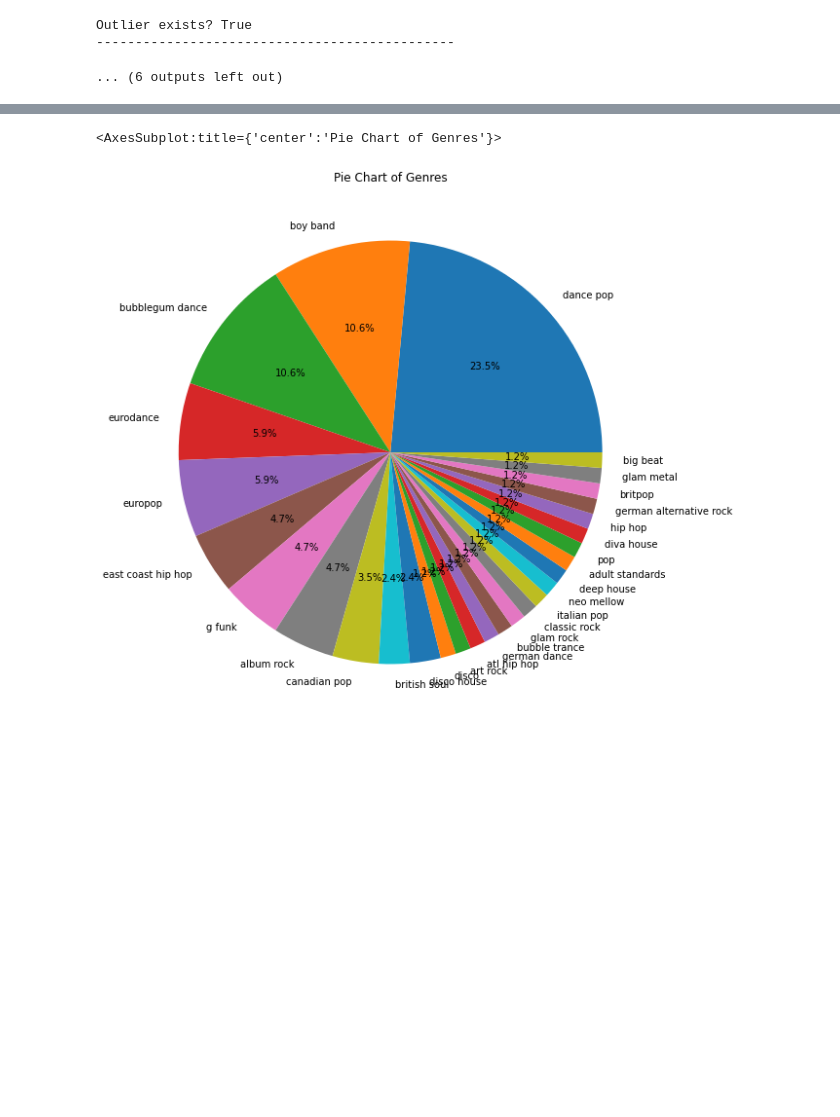
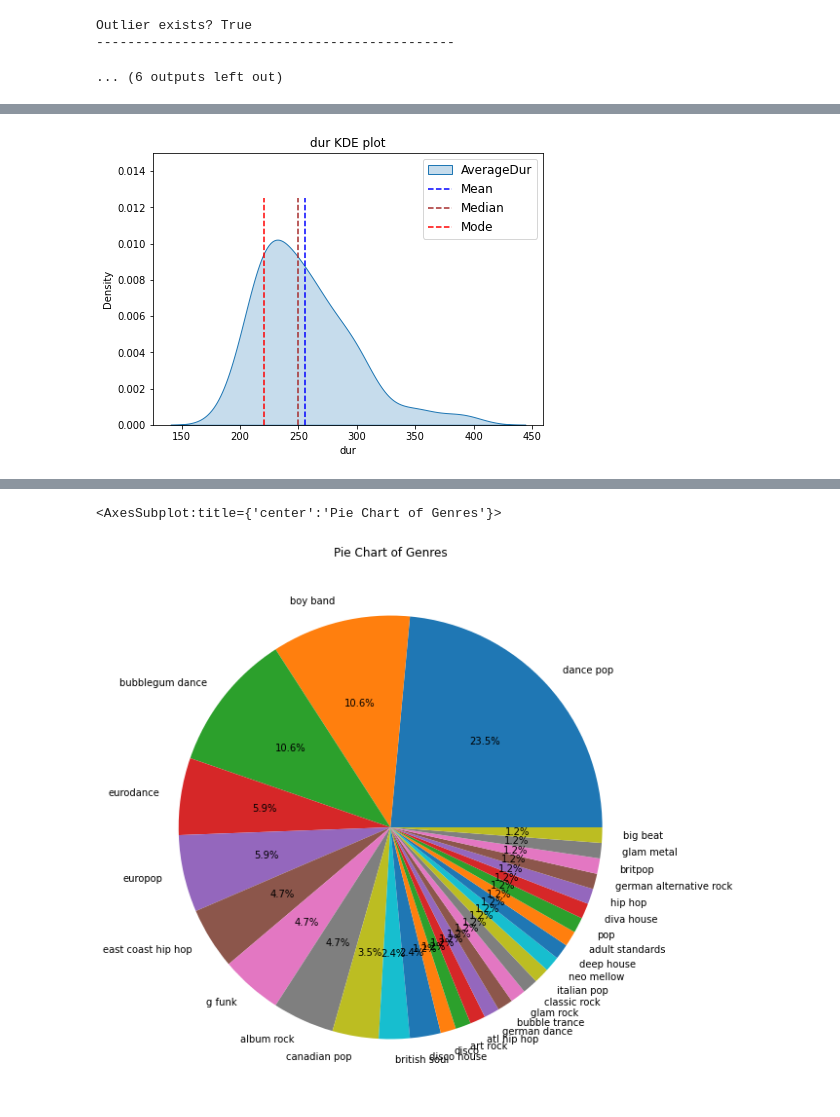
Before and after one commit to whenwe177/aids-final-project, a Jupyter notebook: ipynbs/eda_90s.ipynb, the cells around one changed output, grey strips where cells are left out. Saved outputs shown, nothing was run; the diff lists cells and outputs as text; code cells hidden in the pictures; blank space fills up the shorter version.

Commit message:
add explanation for kde plots, impute genre data\

```diff
--- a/ipynbs/eda_90s.ipynb
+++ b/ipynbs/eda_90s.ipynb
@@ -208,0 +190,12 @@ for df in kde_dfs:
+# %%
+plt.figure(figsize=(7,5))
+plt.gca().set_ylim([None, 0.015])
+sns.kdeplot(data = nineties_df["dur"], shade=True)
+plt.vlines(x=np.mean(nineties_df["dur"]), ymin=0, ymax=0.0125, color='blue', linestyle='--')
+plt.vlines(x=np.median(nineties_df["dur"]), ymin=0, ymax=0.0125, color='brown', linestyle='--')
+plt.vlines(x=scp.mode(nineties_df["dur"])[0][0], ymin=0, ymax=0.0125, color='red', linestyle='--')
+plt.legend([f'Average{"dur".capitalize()}', 'Mean', 'Median', 'Mode'], fontsize=12)
+plt.title(f"dur KDE plot")
+plt.show()
+# %% [output]
+[figure, added]
```
Also changed, not shown: parts of 12 cells of this notebook.
